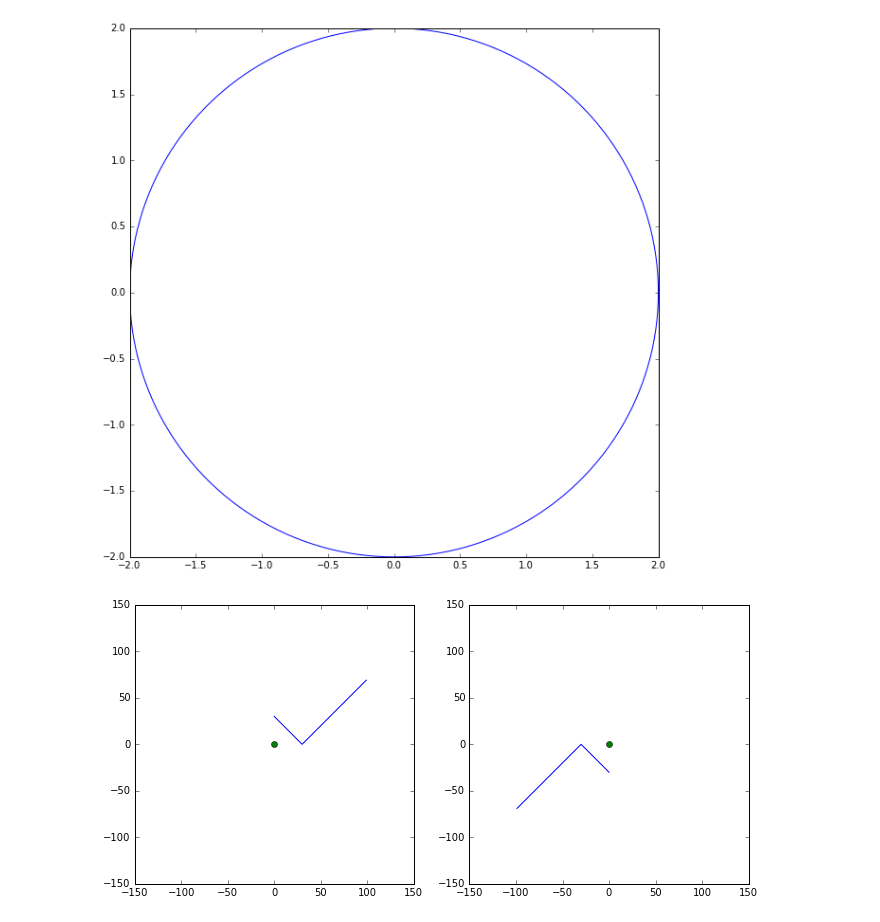
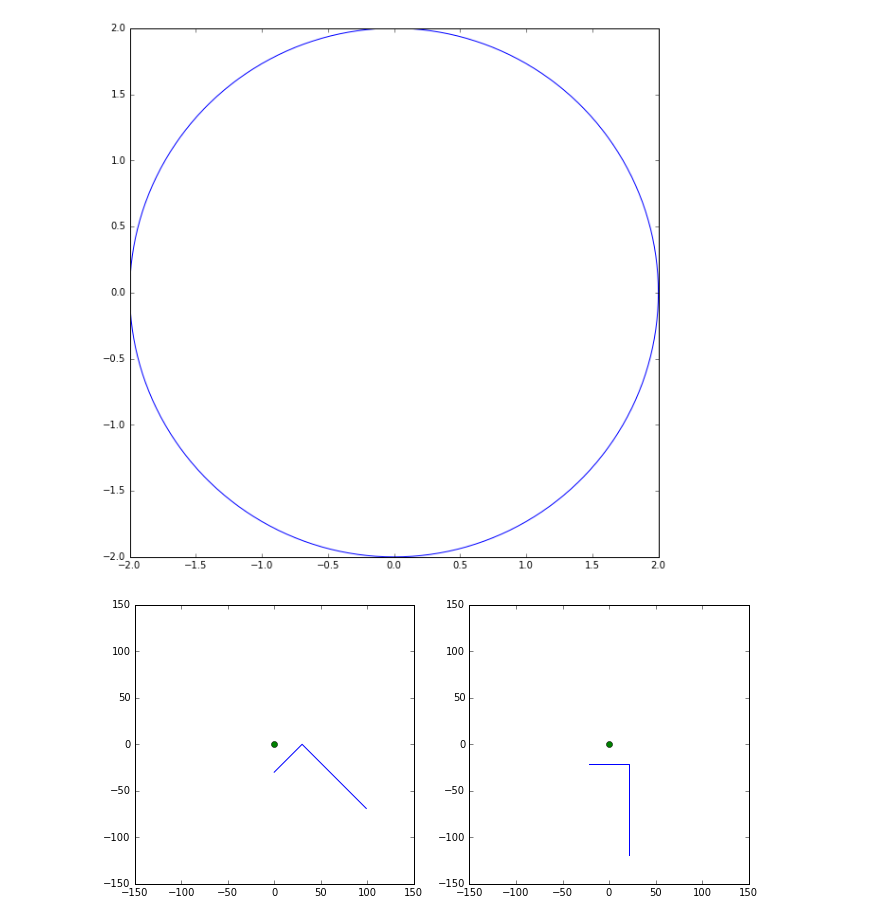
Before and after one commit to AlexanderKnight/TorsionPendulumCalibration, a Jupyter notebook: jupyter notebooks/corodinate change testing.ipynb, the cells around one changed output. Saved outputs shown, nothing was run; the diff lists cells and outputs as text; code cells hidden in the pictures.

```diff
--- a/jupyter notebooks/corodinate change testing.ipynb
+++ b/jupyter notebooks/corodinate change testing.ipynb
@@ -36,34 +36,34 @@ plt.plot(x, y)
 [figure]
 # %%
 # let's create a test shape to rotate with our rotate function.
-x = np.array(range(100))
-y = abs(-1*x + 30)
+x = np.array(range(100)) # create x values that are evenly spaced
+y = -abs(-1*x + 30) # make an absolute value graph (a check mark)
 
 
-plt.figure(figsize=(11,5))
-plt.subplot(121)
-plt.plot(x, y)
-plt.plot(0,0,'o') # plot a dot at the origin
-plt.xlim([-150,150])
+plt.figure(figsize=(11,5)) # set the figsize
+plt.subplot(121) # setup a two plot figure notation is 1 row 2 colums and place this plot in position 1
+plt.plot(x, y) # first make a plot of the absolue value graph
+plt.plot(0,0,'o') # plot a dot at the origin so we can better see the rotation of the graph later
+plt.xlim([-150,150]) # lock in the limits of the graph so it has the same scaling after rotaion.
 plt.ylim([-150,150])
 
 # now let's rotate it by a few degrees
-xRotated = []
+xRotated = [] # initalize the empty arrays
 yRotated = []
-angleDeg = 180 # angle in degrees to rotate the coridinate system
+angleDeg = 45 # angle in degrees to rotate the coridinate system
 
 for i, yData in enumerate(y):
     # store one datapoint
-    tx, ty = fine_field_cart_rotation(x[i], yData, np.deg2rad(angleDeg))
+    tx, ty = fine_field_cart_rotation(x[i], yData, np.deg2rad(angleDeg)) # fine_field_cart takes radians
     xRotated.append(tx)
     yRotated.append(ty)
 
 #plt.figure(figsize=(5,10))
 plt.subplot(122)
 plt.plot(xRotated, yRotated)
 plt.plot(0,0,'o') # plot a dot at the origin
 plt.xlim([-150,150])
 plt.ylim([-150,150])
 plt.show()
 # %% [output]
-[figure, old version]
+[figure, new version]
```
Also changed, not shown: parts of 2 cells of this notebook.
